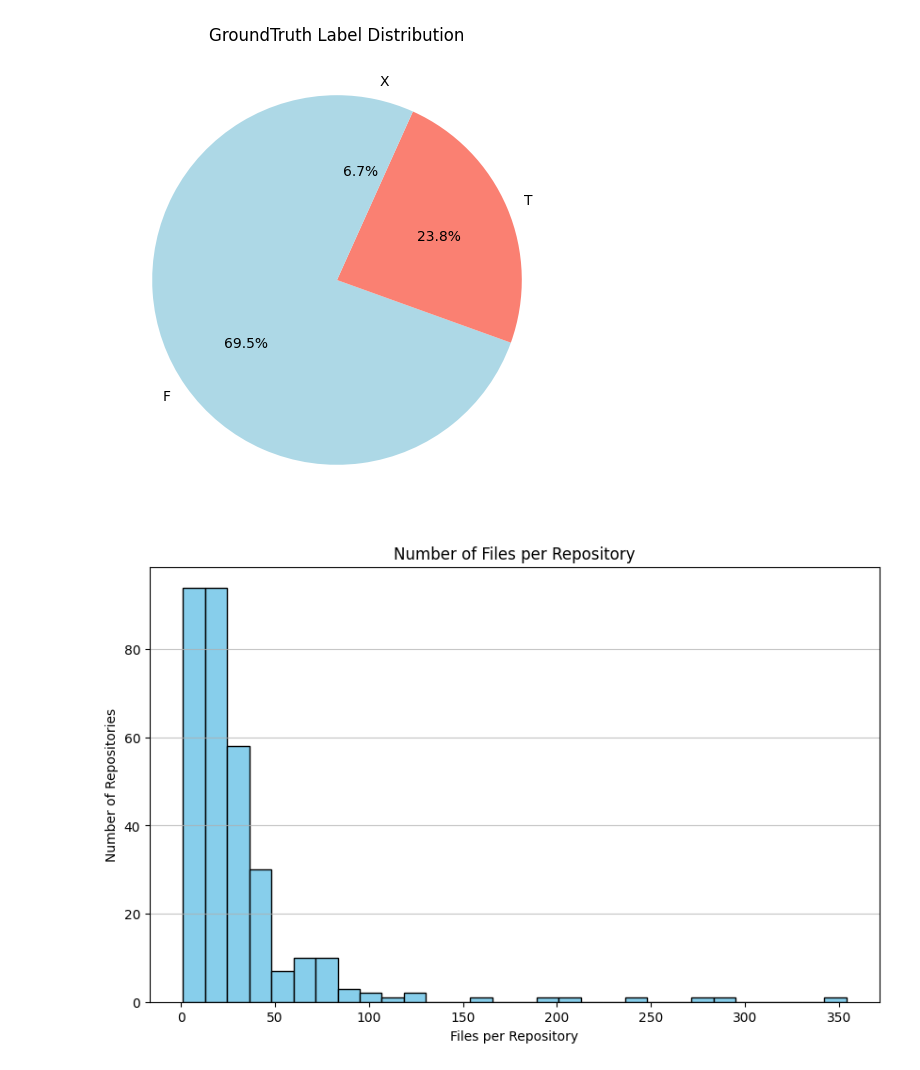
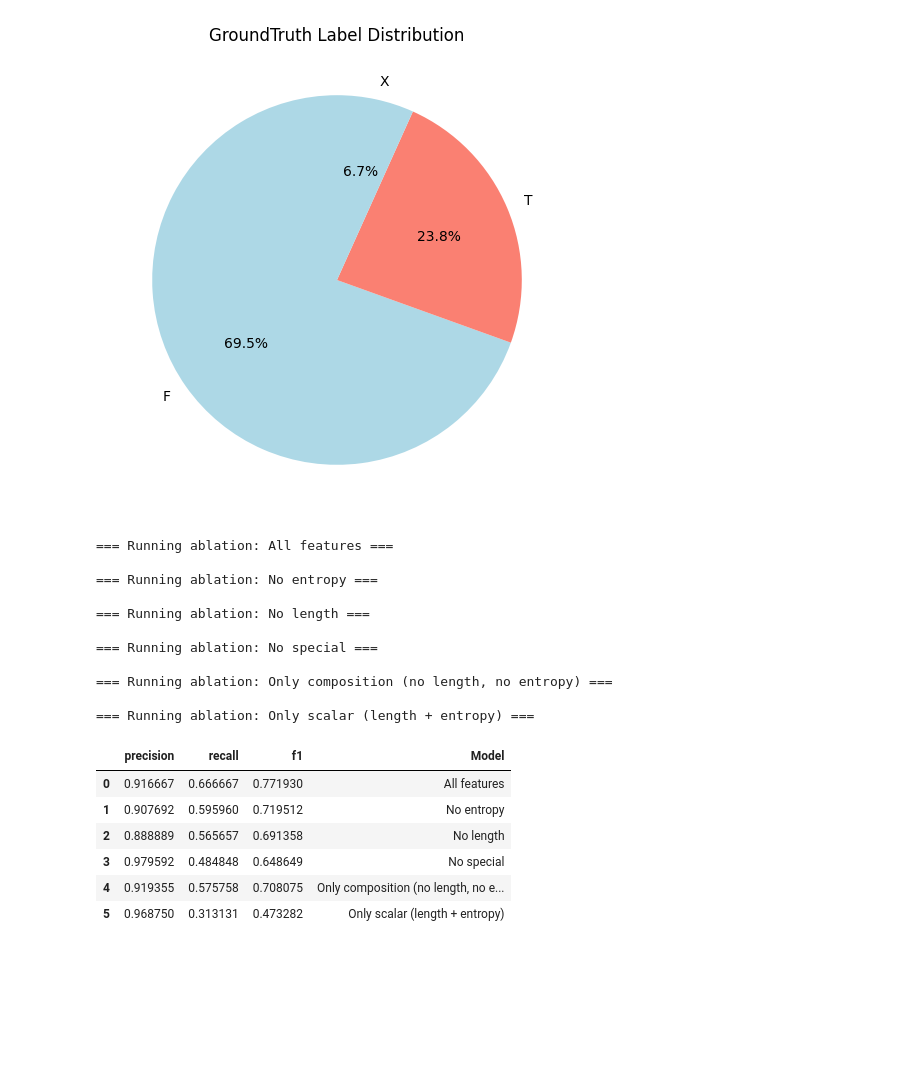
Before and after one commit to nehakarne/CredData, a Jupyter notebook: secrets_repo.ipynb, the cells around one changed output. Saved outputs shown, nothing was run; the diff lists cells and outputs as text; code cells hidden in the pictures; blank space fills up the shorter version.

```diff
--- a/secrets_repo.ipynb
+++ b/secrets_repo.ipynb
@@ -297,15 +541,3 @@ plt.ylabel('')
 plt.show()
 # %% [output]
 [figure]
-# %%
-files_per_repo = df.groupby('RepoName')['FilePath'].nunique()
-
-plt.figure(figsize=(10,6))
-plt.hist(files_per_repo, bins=30, color='skyblue', edgecolor='black')
-plt.title("Number of Files per Repository")
-plt.xlabel("Files per Repository")
-plt.ylabel("Number of Repositories")
-plt.grid(axis='y', alpha=0.75)
-plt.show()
-# %% [output]
-[figure, removed]
@@ -311,0 +586,60 @@ plt.show()
+# %%
+def extract_positive_metrics(y_test, preds):
+    report = classification_report(y_test, preds, output_dict=True)
+    return {
+        "precision": report["1"]["precision"],
+        "recall": report["1"]["recall"],
+        "f1": report["1"]["f1-score"]
+    }
+# %%
+def run_gradient_boosting_ablation(features_df, negative_ratio=50):
+    global FEATURE_COLS
+
+    results = []
+
+    for name, cols in ABLATIONS.items():
+        print(f"\n=== Running ablation: {name} ===")
+
+        FEATURE_COLS = cols  # 🔑 ONLY change
+
+        X_train, X_test, y_train, y_test = prepare_balanced_data(
+            features_df, negative_ratio
+        )
+
+        clf = GradientBoostingClassifier(
+            n_estimators=100,
+            learning_rate=0.1,
+            max_depth=3,
+            random_state=42
+        )
+
+        clf.fit(X_train, y_train)
+        preds = clf.predict(X_test)
+
+        metrics = extract_positive_metrics(y_test, preds)
+        metrics["Model"] = name
+        results.append(metrics)
+
+    return pd.DataFrame(results)
+# %%
+ablation_results = run_gradient_boosting_ablation(features_df)
+ablation_results
+# %% [output]
+=== Running ablation: All features ===
+
+=== Running ablation: No entropy ===
+
+=== Running ablation: No length ===
+
+=== Running ablation: No special ===
+
+=== Running ablation: Only composition (no length, no entropy) ===
+
+=== Running ablation: Only scalar (length + entropy) ===
+|  | precision | recall | f1 | Model |
+| 0 | 0.916667 | 0.666667 | 0.771930 | All features |
+| 1 | 0.907692 | 0.595960 | 0.719512 | No entropy |
+| 2 | 0.888889 | 0.565657 | 0.691358 | No length |
+| 3 | 0.979592 | 0.484848 | 0.648649 | No special |
+| 4 | 0.919355 | 0.575758 | 0.708075 | Only composition (no length, no e... |
+| 5 | 0.968750 | 0.313131 | 0.473282 | Only scalar (length + entropy) |
```
Also changed, not shown: parts of 18 cells of this notebook.
